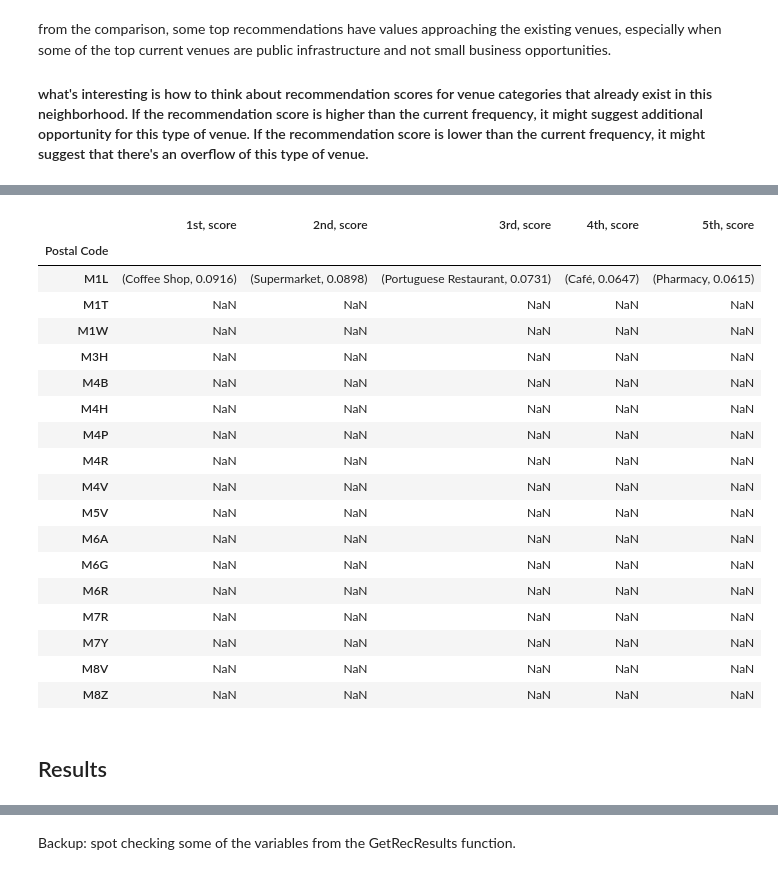
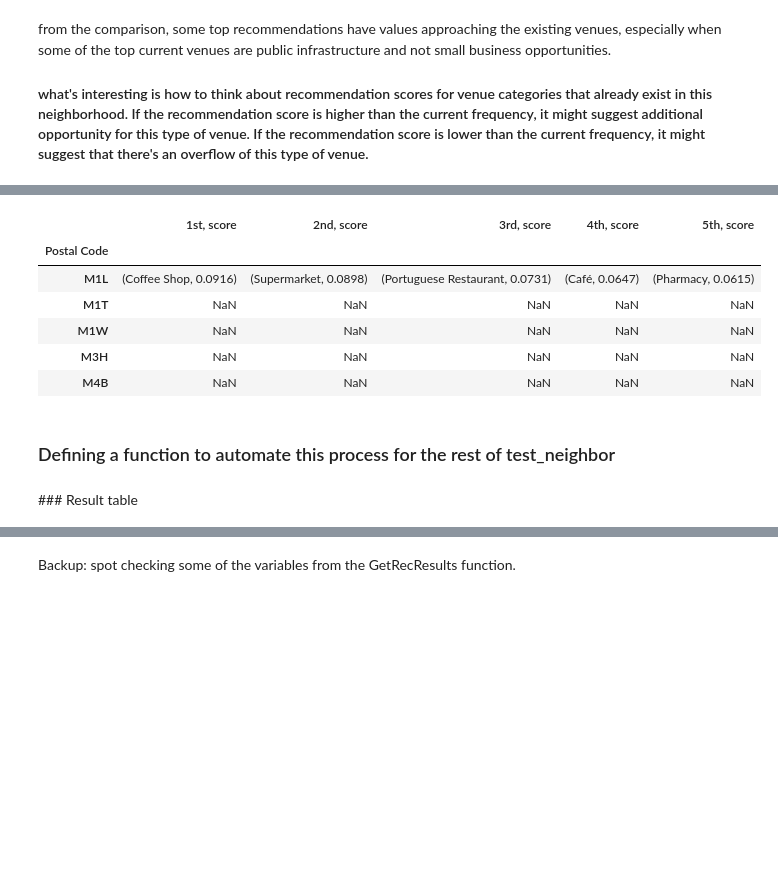
Before and after one commit to chencheng23/Toronto, a Jupyter notebook: Toronto_neighborhood_new_biz_rec.ipynb, the cells around one changed output, grey strips where cells are left out. Saved outputs shown, nothing was run; the diff lists cells and outputs as text; code cells hidden in the pictures; blank space fills up the shorter version.

```diff
--- a/Toronto_neighborhood_new_biz_rec.ipynb
+++ b/Toronto_neighborhood_new_biz_rec.ipynb
@@ -198,27 +198,17 @@ Rec_table.index.name = 'Postal Code'
 for i in range(5):
     Rec_table.iloc[0,i] = sorted_score_test_1.index[i], sorted_score_test_1[i].round(4)
 # %%
-Rec_table
+Rec_table.head()
 # %% [output]
 |  | 1st, score | 2nd, score | 3rd, score | 4th, score | 5th, score |
 | Postal Code |  |  |  |  |  |
 | M1L | (Coffee Shop, 0.0916) | (Supermarket, 0.0898) | (Portuguese Restaurant, 0.0731) | (Café, 0.0647) | (Pharmacy, 0.0615) |
 | M1T | NaN | NaN | NaN | NaN | NaN |
 | M1W | NaN | NaN | NaN | NaN | NaN |
 | M3H | NaN | NaN | NaN | NaN | NaN |
 | M4B | NaN | NaN | NaN | NaN | NaN |
-| M4H | NaN | NaN | NaN | NaN | NaN |
-| M4P | NaN | NaN | NaN | NaN | NaN |
-| M4R | NaN | NaN | NaN | NaN | NaN |
-| M4V | NaN | NaN | NaN | NaN | NaN |
-| M5V | NaN | NaN | NaN | NaN | NaN |
-| M6A | NaN | NaN | NaN | NaN | NaN |
-| M6G | NaN | NaN | NaN | NaN | NaN |
-| M6R | NaN | NaN | NaN | NaN | NaN |
-| M7R | NaN | NaN | NaN | NaN | NaN |
-| M7Y | NaN | NaN | NaN | NaN | NaN |
-| M8V | NaN | NaN | NaN | NaN | NaN |
-| M8Z | NaN | NaN | NaN | NaN | NaN |
+# %% [markdown]
+### Defining a function to automate this process for the rest of test_neighbor
 # %%
 # define a function to automate this process for the rest of test_neighbor
 
@@ -262,8 +252,9 @@ def GetRecResults (test_area):   #test_area is the n-th of all the test_freq nei
     for i in range(5):
         Rec_table.iloc[n,i] = sorted_score_test_n.index[i], sorted_score_test_n[i].round(4)
     return
-# %% [markdown]
-## Results
+# %% [markdown]
+<a name='result' />
+### Result table
 # %%
 for i in range(test_freq.shape[0]):
     GetRecResults(i)
```
Also changed, not shown: parts of 16 cells of this notebook.
